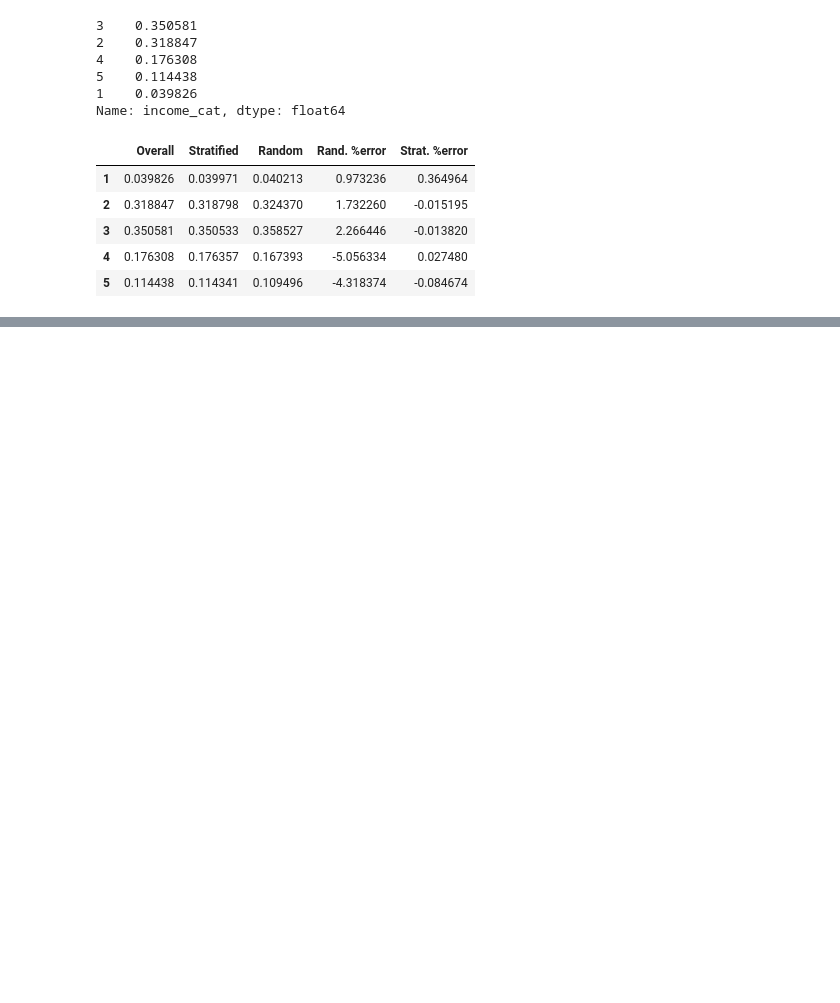
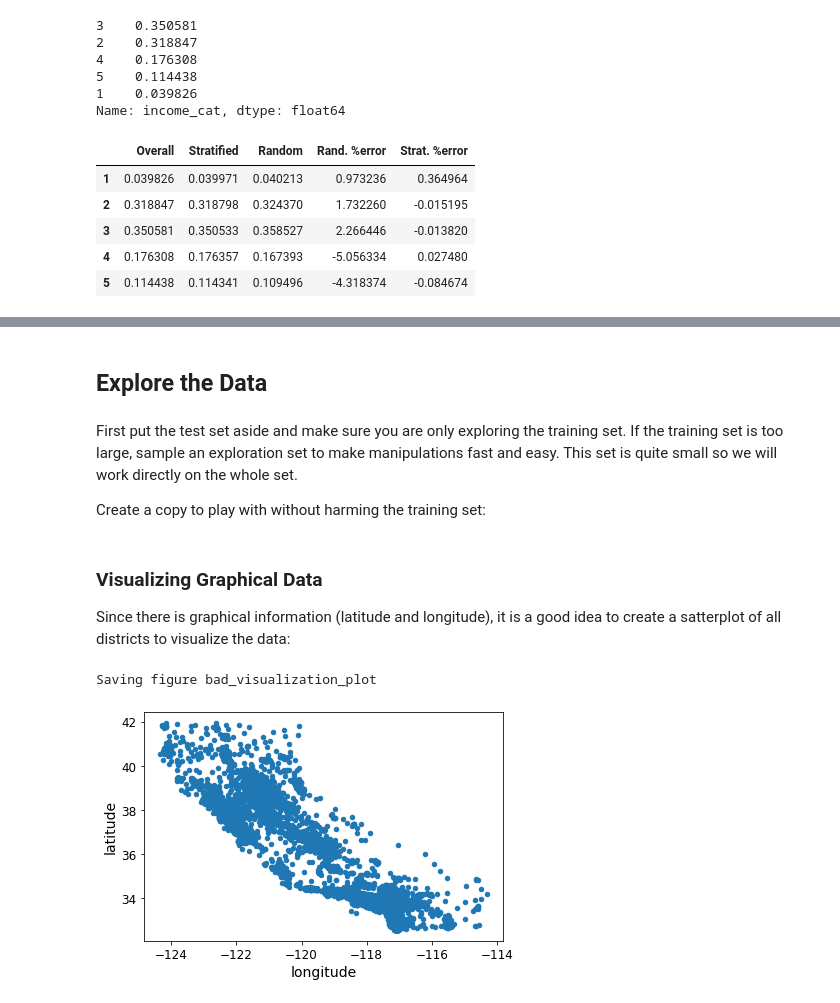
Before and after one commit to lmhrva/ml-housing-project, a Jupyter notebook: Housing.ipynb, the cells around one changed output, grey strips where cells are left out. Cells and saved outputs as stored; diff of their text form; code cells hidden in the pictures; blank space fills up the shorter version.

Commit message:
add test set

```diff
--- a/Housing.ipynb
+++ b/Housing.ipynb
@@ -302,0 +317,18 @@ compare_props
+# %% [markdown]
+## Explore the Data
+# %% [markdown]
+First put the test set aside and make sure you are only exploring the training set. If the training set is too large, sample an exploration set to make manipulations fast and easy. This set is quite small so we will work directly on the whole set.
+
+Create a copy to play with without harming the training set:
+# %%
+housing = strat_train_set.copy()
+# %% [markdown]
+### Visualizing Graphical Data
+
+Since there is graphical information (latitude and longitude), it is a good idea to create a satterplot of all districts to visualize the data:
+# %%
+housing.plot(kind="scatter", x="longitude", y="latitude")
+save_fig("bad_visualization_plot")
+# %% [output]
+Saving figure bad_visualization_plot
+[figure, added]
```
Also changed, not shown: parts of 14 cells of this notebook.
